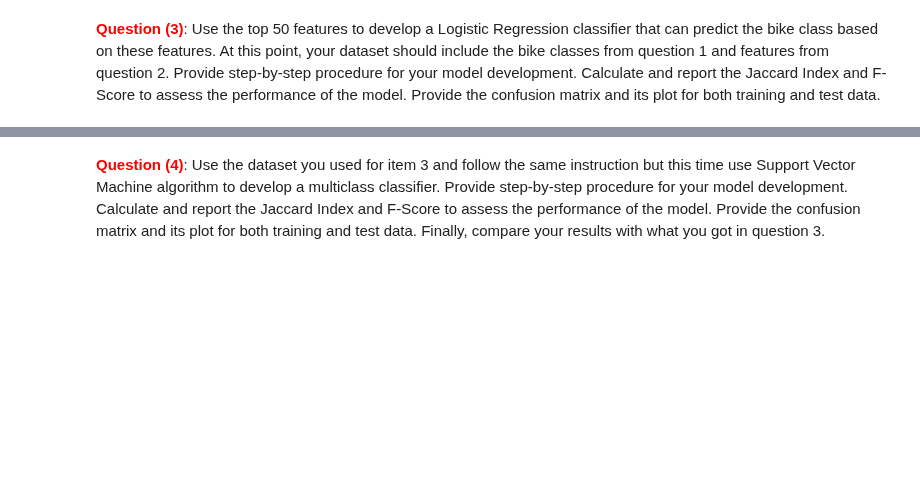
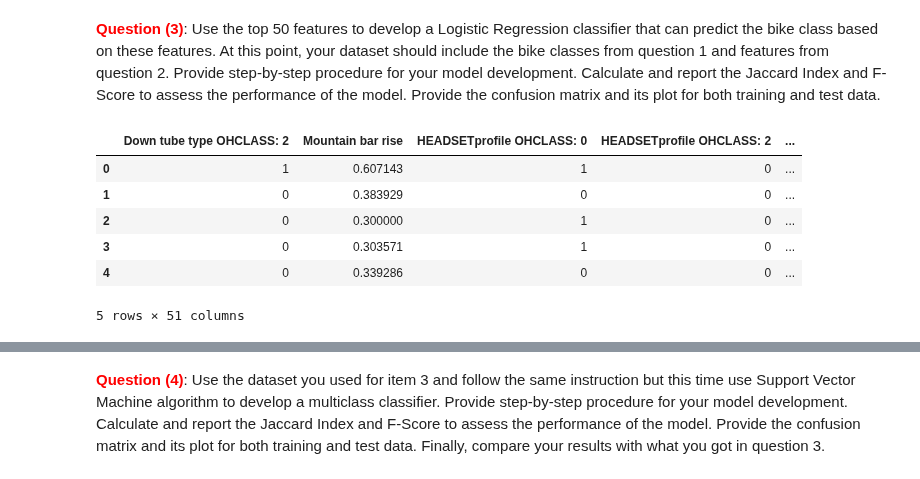
Before and after one commit to yairg98/Data-Driven-Problem-Solving, a Jupyter notebook: Homework 6/Homework_6.ipynb, the cells around one changed output, grey strips where cells are left out. Saved outputs shown, nothing was run; the diff lists cells and outputs as text; code cells hidden in the pictures; blank space fills up the shorter version.

```diff
--- a/Homework 6/Homework_6.ipynb
+++ b/Homework 6/Homework_6.ipynb
@@ -29,2 +80,15 @@ df.columns[importanceABS.argsort( )[−50: ][::−1]]
 # %% [markdown]
 <font color='red'>__Question (3)__</font>: Use the top 50 features to develop a Logistic Regression classifier that can predict the bike class based on these features. At this point, your dataset should include the bike classes from question 1 and features from question 2. Provide step-by-step procedure for your model development. Calculate and report the Jaccard Index and F-Score to assess the performance of the model. Provide the confusion matrix and its plot for both training and test data.
+# %%
+# Limit dataframe to only the target and top 50 most important features
+# Note that the dataframe was previously filtered by Bicycle_Class
+df = df[list(top_50)+['Bicycle_Class']]
+df.head()
+# %% [output]
+|  | Down tube type OHCLASS: 2 | Mountain bar rise | HEADSETprofile OHCLASS: 0 | HEADSETprofile OHCLASS: 2 | ... |
+| 0 | 1 | 0.607143 | 1 | 0 | ... |
+| 1 | 0 | 0.383929 | 0 | 0 | ... |
+| 2 | 0 | 0.300000 | 1 | 0 | ... |
+| 3 | 0 | 0.303571 | 1 | 0 | ... |
+| 4 | 0 | 0.339286 | 0 | 0 | ... |
+5 rows × 51 columns
```
Also changed, not shown: parts of 12 cells of this notebook.
